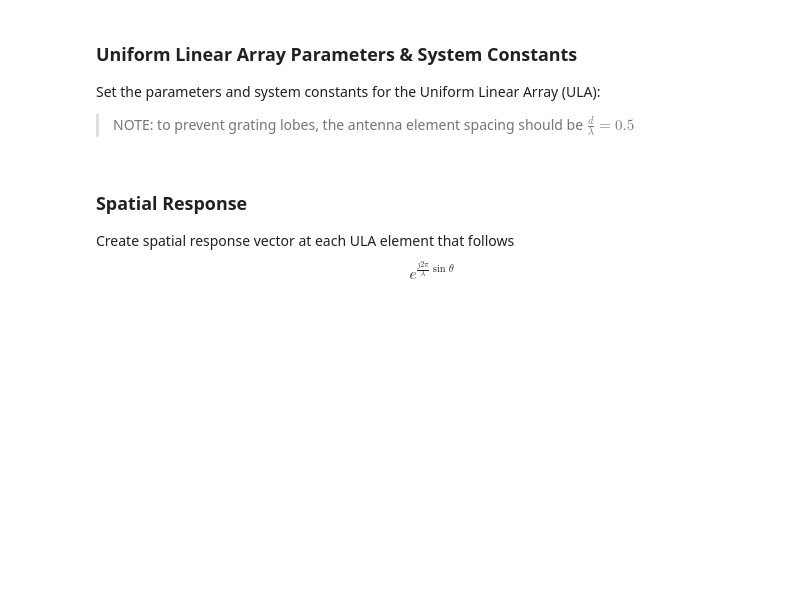
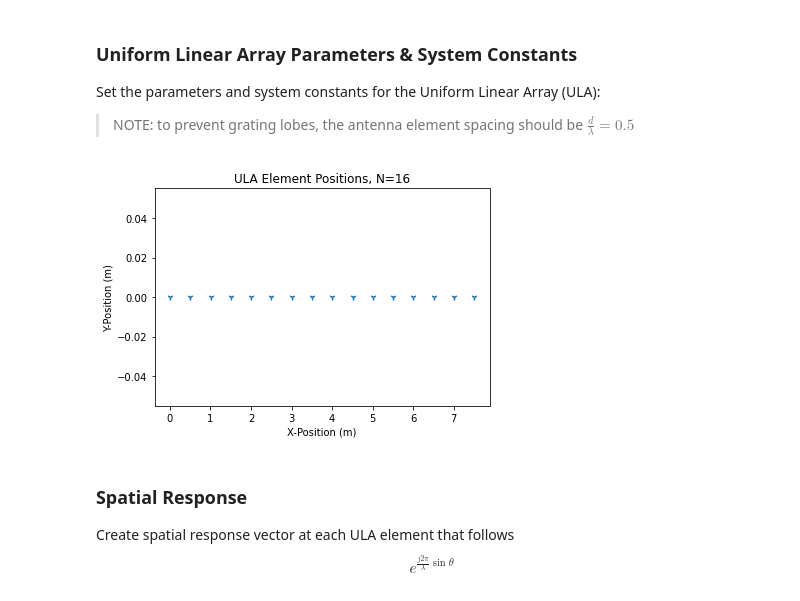
Before and after one commit to JohnnyGOX17/jhu-masters-thesis, a Jupyter notebook: src/notebooks/ML_ABF_beamformer_ULA.ipynb, the cells around one changed output. Cells and saved outputs as stored; diff of their text form; code cells hidden in the pictures; blank space fills up the shorter version.

```diff
--- a/src/notebooks/ML_ABF_beamformer_ULA.ipynb
+++ b/src/notebooks/ML_ABF_beamformer_ULA.ipynb
@@ -26,15 +26,22 @@ Set the parameters and system constants for the Uniform Linear Array (ULA):
 # %%
 N       = 16    # number of elements in ULA
 fc      = 300e6 # RF carrier frequency (assuming narrowband here)
 fs      = 1e9   # IF/direct sampling frequency
 theta   = 0     # desired signal Angle of Arrival (AoA) in degrees
 SNR     = 1     # element SNR (linear units)
 noiseP  = 1     # noise power (linear units)
 spacing = 0.5   # d/wavelength element spacing (0.5 = half-wavelength spacing)
 
 wavelength = fc/scipy.constants.c
 # generate array of antenna element positions
 antPos = np.linspace(0,N-1,N)*wavelength*spacing
+plt.scatter(antPos, np.zeros(N), marker='1')
+plt.title("ULA Element Positions, N=%i" % N)
+plt.ylabel("Y-Position (m)")
+plt.xlabel("X-Position (m)")
+plt.show()
+# %% [output]
+[figure, added]
 # %% [markdown]
 ### Spatial Response
 
```
Also changed, not shown: parts of 9 cells of this notebook, 1 other file.
